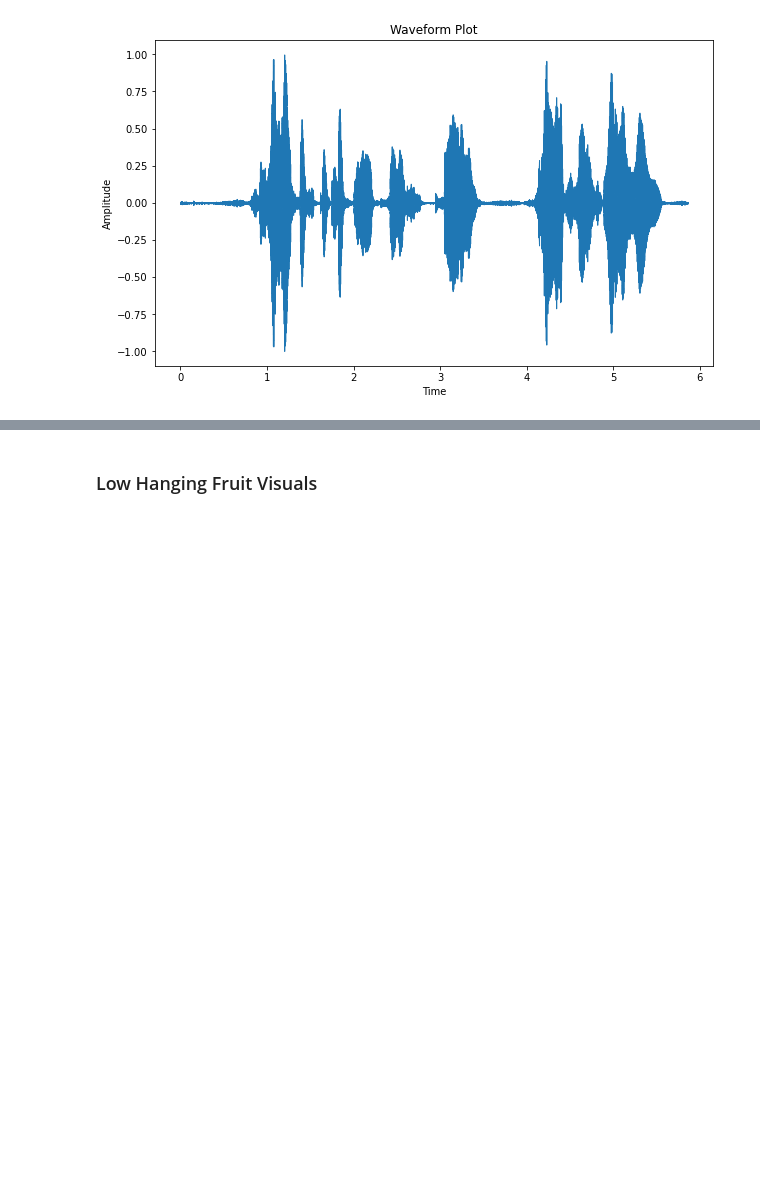
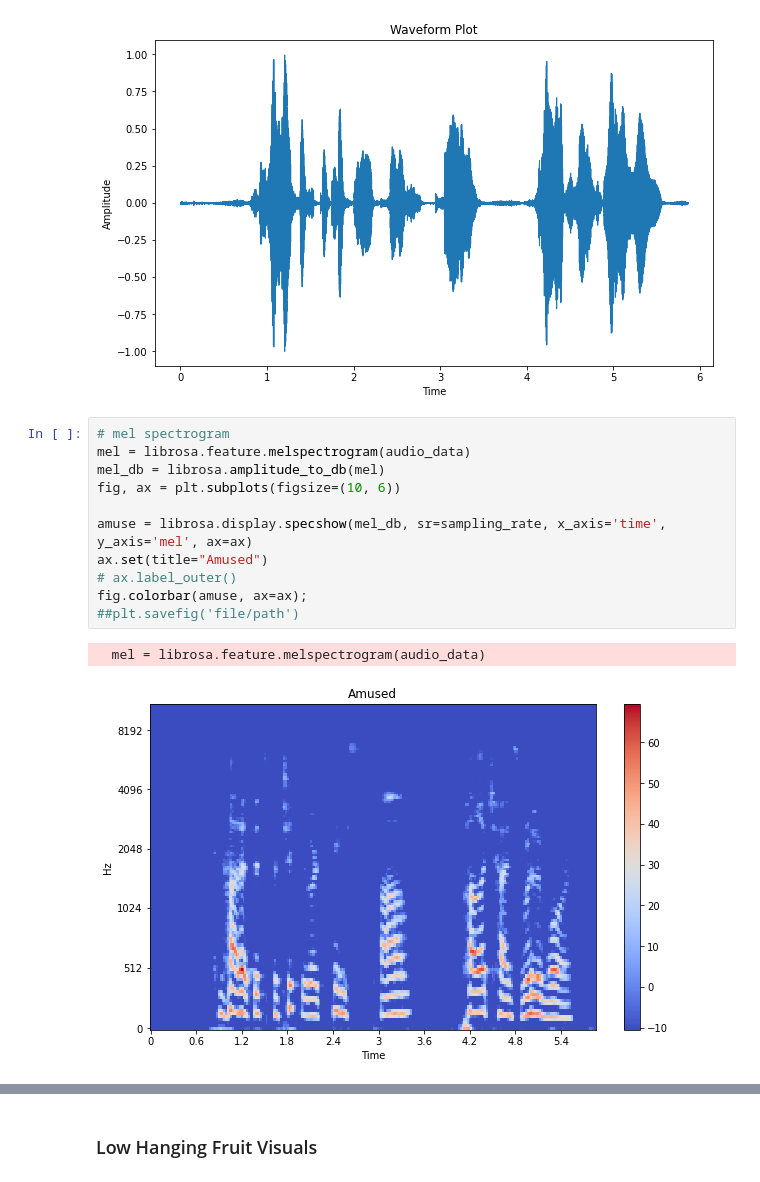
Before and after one commit to njw27/Speech_Emotion_Recognition_SER, a Jupyter notebook: EDA_notebook.ipynb, the cells around one changed output, grey strips where cells are left out. Drawn from its saved outputs; the diff is of its cells as text; blank space fills up the shorter version.

Commit message:
adding spectrogram example from tutorial

```diff
--- a/EDA_notebook.ipynb
+++ b/EDA_notebook.ipynb
@@ -138,4 +138,18 @@ ax.label_outer();
 # plt.savefig('img/waveforms/sam_amused_1-28_0002')
 # %% [output]
 [figure]
+# %%
+# mel spectrogram
+mel = librosa.feature.melspectrogram(audio_data)
+mel_db = librosa.amplitude_to_db(mel)
+fig, ax = plt.subplots(figsize=(10, 6))
+
+amuse = librosa.display.specshow(mel_db, sr=sampling_rate, x_axis='time', y_axis='mel', ax=ax)
+ax.set(title="Amused")
+# ax.label_outer()
+fig.colorbar(amuse, ax=ax);
+##plt.savefig('file/path')
+# %% [output]
+  mel = librosa.feature.melspectrogram(audio_data)
+[figure, added]
 # %%
```
Also changed, not shown: parts of 6 cells of this notebook.
